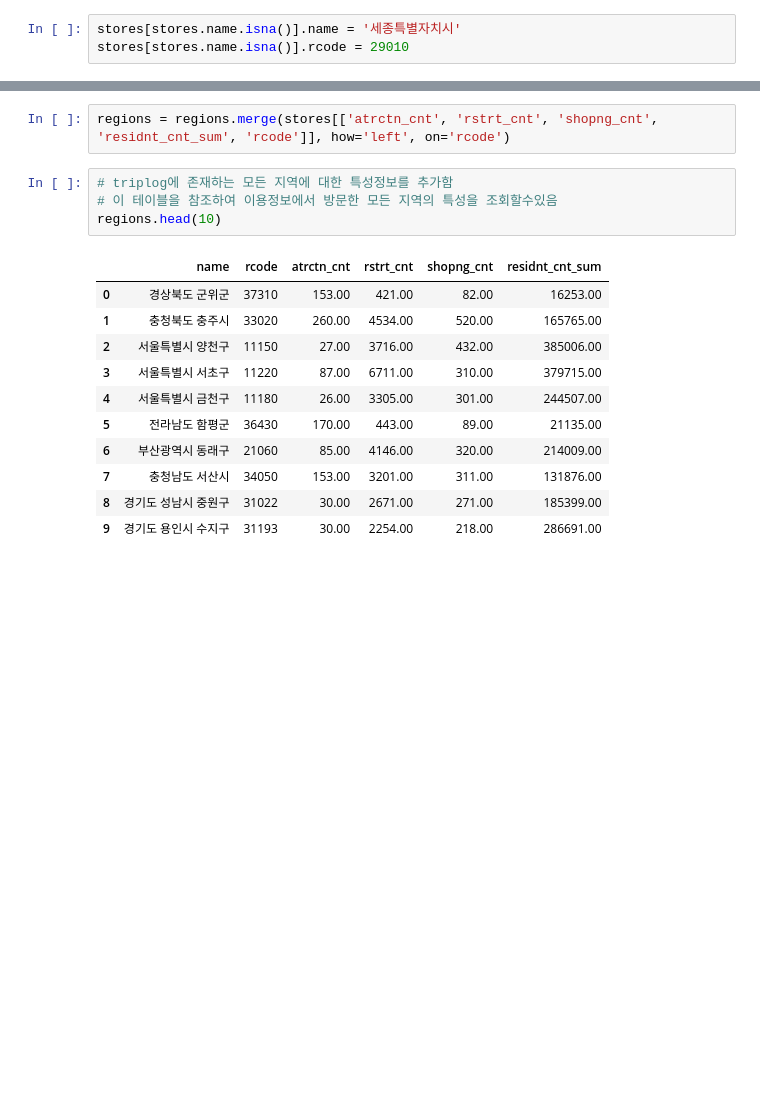
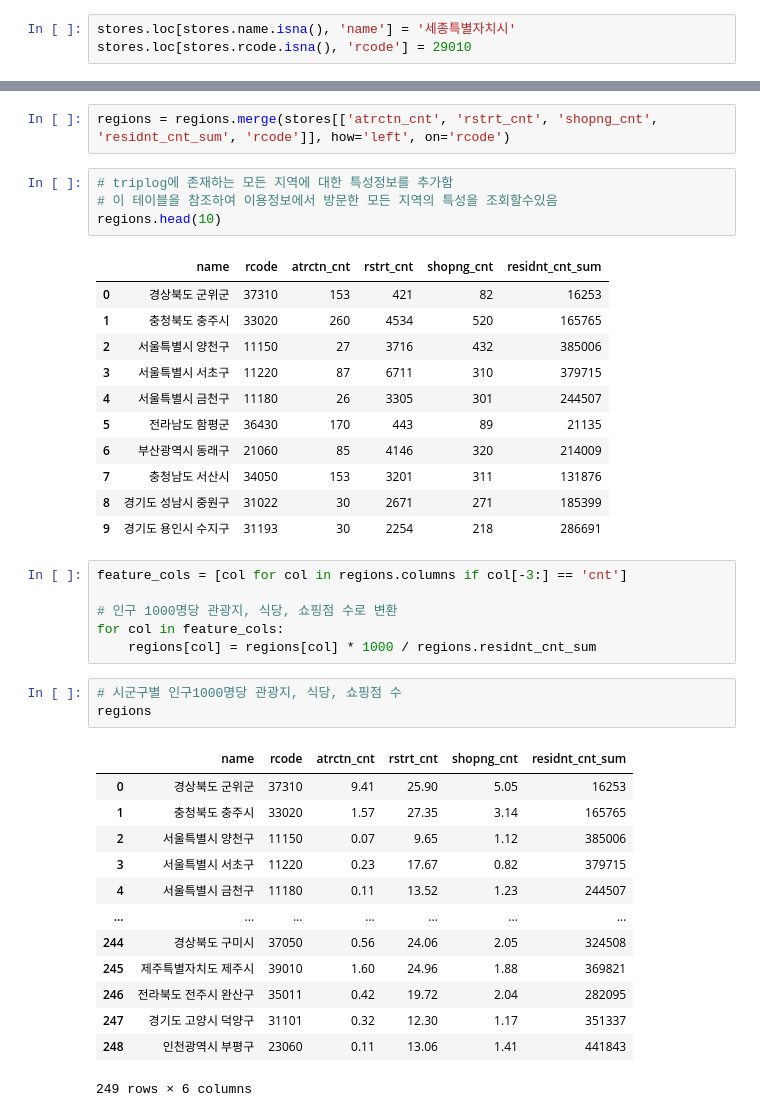
Before and after one commit to easttuna/Sodascar_User-clustering-and-classification-model-based-on-usage-history, a Jupyter notebook: EDA_cmj/join_external_data.ipynb, the cells around one changed output, grey strips where cells are left out. Saved outputs shown, nothing was run; the diff lists cells and outputs as text; blank space fills up the shorter version.

```diff
--- a/EDA_cmj/join_external_data.ipynb
+++ b/EDA_cmj/join_external_data.ipynb
@@ -234,5 +220,5 @@ Data columns (total 8 columns):
 dtypes: float64(1), int64(4), object(3)
 memory usage: 17.6+ KB
 # %%
-stores[stores.name.isna()].name = '세종특별자치시'
-stores[stores.name.isna()].rcode = 29010
+stores.loc[stores.name.isna(), 'name'] = '세종특별자치시'
+stores.loc[stores.rcode.isna(), 'rcode'] = 29010
@@ -286,13 +266,36 @@ regions = regions.merge(stores[['atrctn_cnt', 'rstrt_cnt', 'shopng_cnt', 'residn
 regions.head(10)
 # %% [output]
 |  | name | rcode | atrctn_cnt | rstrt_cnt | shopng_cnt | residnt_cnt_sum |
-| 0 | 경상북도 군위군 | 37310 | 153.00 | 421.00 | 82.00 | 16253.00 |
-| 1 | 충청북도 충주시 | 33020 | 260.00 | 4534.00 | 520.00 | 165765.00 |
-| 2 | 서울특별시 양천구 | 11150 | 27.00 | 3716.00 | 432.00 | 385006.00 |
-| 3 | 서울특별시 서초구 | 11220 | 87.00 | 6711.00 | 310.00 | 379715.00 |
-| 4 | 서울특별시 금천구 | 11180 | 26.00 | 3305.00 | 301.00 | 244507.00 |
-| 5 | 전라남도 함평군 | 36430 | 170.00 | 443.00 | 89.00 | 21135.00 |
-| 6 | 부산광역시 동래구 | 21060 | 85.00 | 4146.00 | 320.00 | 214009.00 |
-| 7 | 충청남도 서산시 | 34050 | 153.00 | 3201.00 | 311.00 | 131876.00 |
-| 8 | 경기도 성남시 중원구 | 31022 | 30.00 | 2671.00 | 271.00 | 185399.00 |
-| 9 | 경기도 용인시 수지구 | 31193 | 30.00 | 2254.00 | 218.00 | 286691.00 |
+| 0 | 경상북도 군위군 | 37310 | 153 | 421 | 82 | 16253 |
+| 1 | 충청북도 충주시 | 33020 | 260 | 4534 | 520 | 165765 |
+| 2 | 서울특별시 양천구 | 11150 | 27 | 3716 | 432 | 385006 |
+| 3 | 서울특별시 서초구 | 11220 | 87 | 6711 | 310 | 379715 |
+| 4 | 서울특별시 금천구 | 11180 | 26 | 3305 | 301 | 244507 |
+| 5 | 전라남도 함평군 | 36430 | 170 | 443 | 89 | 21135 |
+| 6 | 부산광역시 동래구 | 21060 | 85 | 4146 | 320 | 214009 |
+| 7 | 충청남도 서산시 | 34050 | 153 | 3201 | 311 | 131876 |
+| 8 | 경기도 성남시 중원구 | 31022 | 30 | 2671 | 271 | 185399 |
+| 9 | 경기도 용인시 수지구 | 31193 | 30 | 2254 | 218 | 286691 |
+# %%
+feature_cols = [col for col in regions.columns if col[-3:] == 'cnt']
+
+# 인구 1000명당 관광지, 식당, 쇼핑점 수로 변환
+for col in feature_cols:
+    regions[col] = regions[col] * 1000 / regions.residnt_cnt_sum
+# %%
+# 시군구별 인구1000명당 관광지, 식당, 쇼핑점 수
+regions
+# %% [output]
+|  | name | rcode | atrctn_cnt | rstrt_cnt | shopng_cnt | residnt_cnt_sum |
+| 0 | 경상북도 군위군 | 37310 | 9.41 | 25.90 | 5.05 | 16253 |
+| 1 | 충청북도 충주시 | 33020 | 1.57 | 27.35 | 3.14 | 165765 |
+| 2 | 서울특별시 양천구 | 11150 | 0.07 | 9.65 | 1.12 | 385006 |
+| 3 | 서울특별시 서초구 | 11220 | 0.23 | 17.67 | 0.82 | 379715 |
+| 4 | 서울특별시 금천구 | 11180 | 0.11 | 13.52 | 1.23 | 244507 |
+| ... | ... | ... | ... | ... | ... | ... |
+| 244 | 경상북도 구미시 | 37050 | 0.56 | 24.06 | 2.05 | 324508 |
+| 245 | 제주특별자치도 제주시 | 39010 | 1.60 | 24.96 | 1.88 | 369821 |
+| 246 | 전라북도 전주시 완산구 | 35011 | 0.42 | 19.72 | 2.04 | 282095 |
+| 247 | 경기도 고양시 덕양구 | 31101 | 0.32 | 12.30 | 1.17 | 351337 |
+| 248 | 인천광역시 부평구 | 23060 | 0.11 | 13.06 | 1.41 | 441843 |
+249 rows × 6 columns
```
Also changed, not shown: parts of 26 cells of this notebook.
